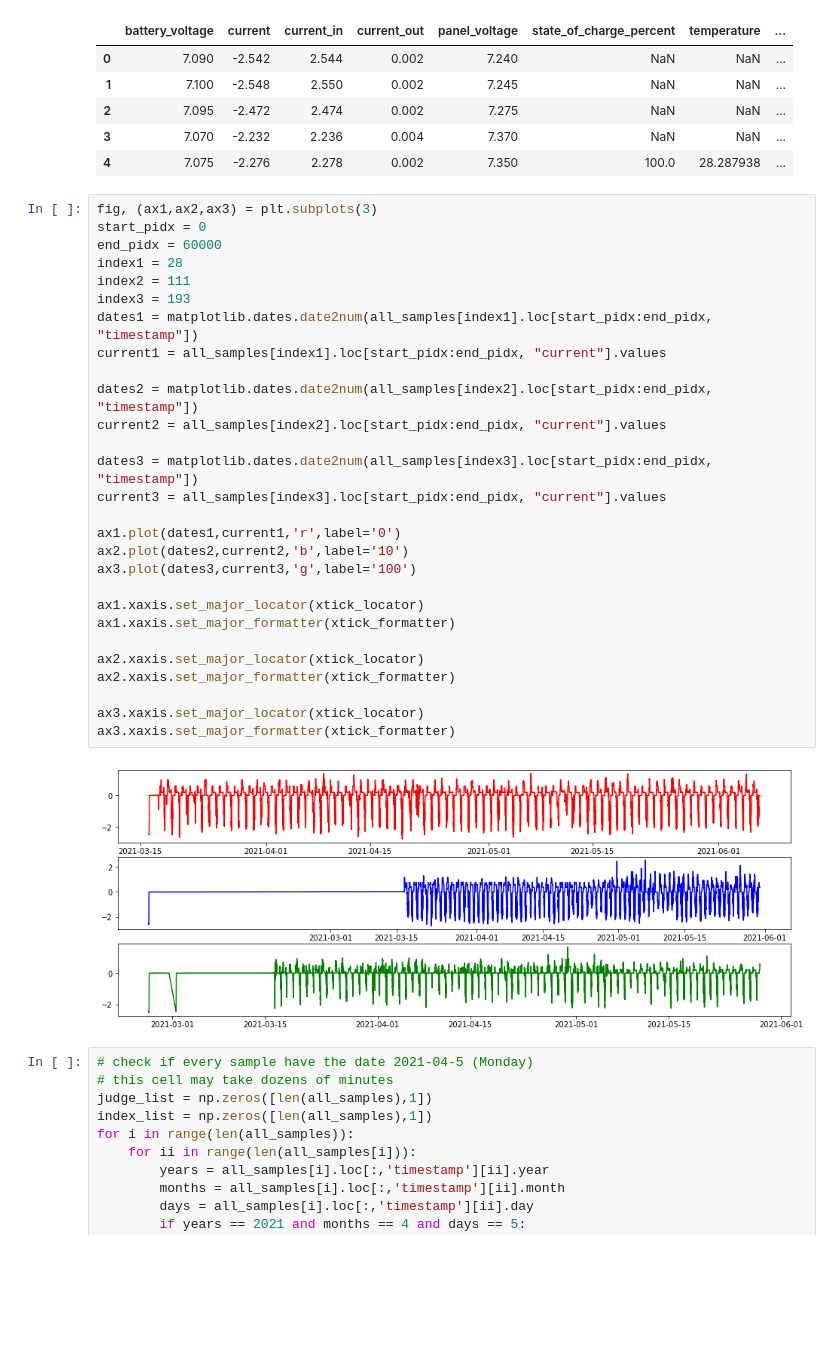
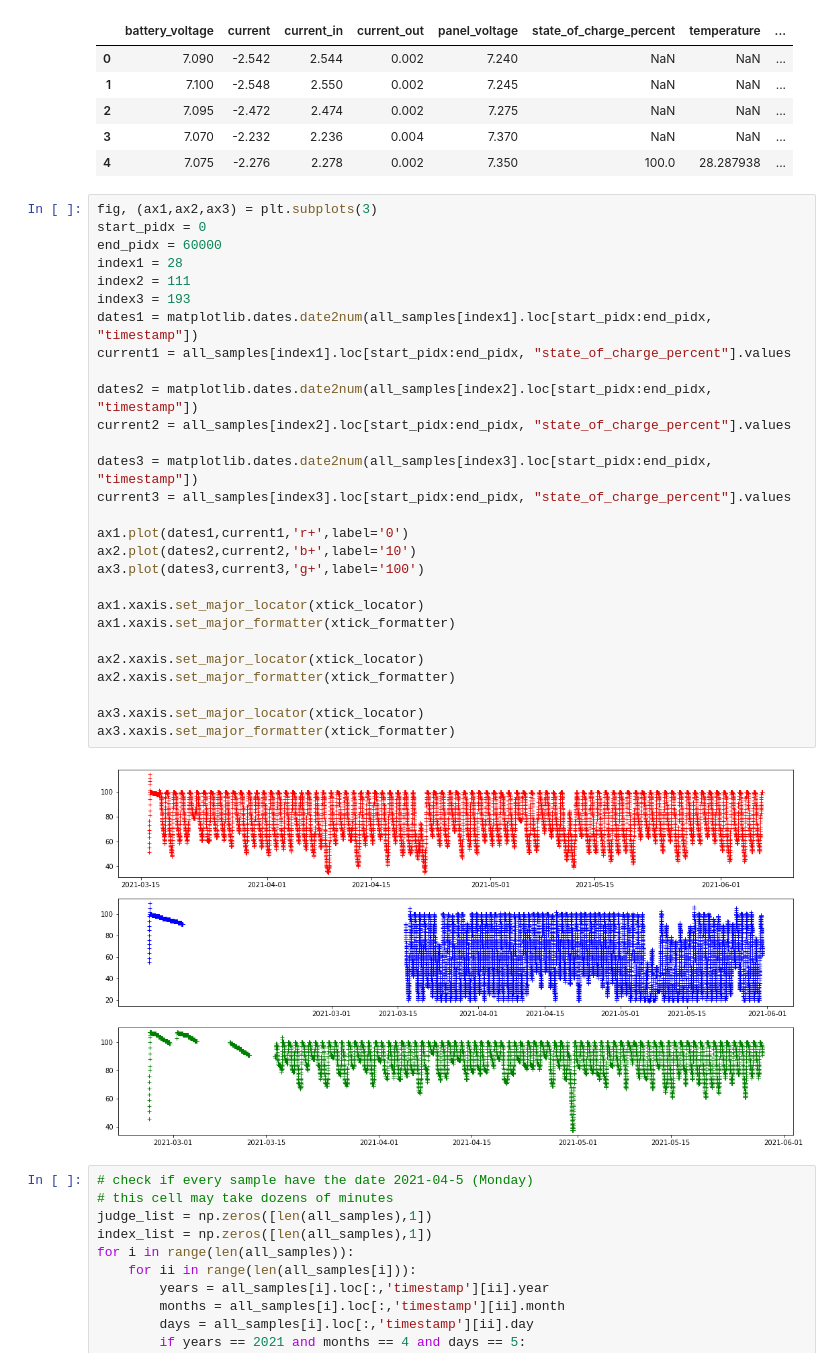
Before and after one commit to Zhouzihao914/bbox-team-22, a Jupyter notebook: dataload_self.ipynb, the cells around one changed output. Cells and saved outputs as stored; diff of their text form; blank space fills up the shorter version.

Commit message:
main update still in observe_usb_current

```diff
--- a/dataload_self.ipynb
+++ b/dataload_self.ipynb
@@ -181,33 +176,33 @@ See the caveats in the documentation: https://pandas.pydata.org/pandas-docs/stab
 # %%
 fig, (ax1,ax2,ax3) = plt.subplots(3)
 start_pidx = 0
 end_pidx = 60000
 index1 = 28
 index2 = 111
 index3 = 193
 dates1 = matplotlib.dates.date2num(all_samples[index1].loc[start_pidx:end_pidx, "timestamp"])
-current1 = all_samples[index1].loc[start_pidx:end_pidx, "current"].values
+current1 = all_samples[index1].loc[start_pidx:end_pidx, "state_of_charge_percent"].values
 
 dates2 = matplotlib.dates.date2num(all_samples[index2].loc[start_pidx:end_pidx, "timestamp"])
-current2 = all_samples[index2].loc[start_pidx:end_pidx, "current"].values
+current2 = all_samples[index2].loc[start_pidx:end_pidx, "state_of_charge_percent"].values
 
 dates3 = matplotlib.dates.date2num(all_samples[index3].loc[start_pidx:end_pidx, "timestamp"])
-current3 = all_samples[index3].loc[start_pidx:end_pidx, "current"].values
+current3 = all_samples[index3].loc[start_pidx:end_pidx, "state_of_charge_percent"].values
 
-ax1.plot(dates1,current1,'r',label='0')
-ax2.plot(dates2,current2,'b',label='10')
-ax3.plot(dates3,current3,'g',label='100')
+ax1.plot(dates1,current1,'r+',label='0')
+ax2.plot(dates2,current2,'b+',label='10')
+ax3.plot(dates3,current3,'g+',label='100')
 
 ax1.xaxis.set_major_locator(xtick_locator)
 ax1.xaxis.set_major_formatter(xtick_formatter)
 
 ax2.xaxis.set_major_locator(xtick_locator)
 ax2.xaxis.set_major_formatter(xtick_formatter)
 
 ax3.xaxis.set_major_locator(xtick_locator)
 ax3.xaxis.set_major_formatter(xtick_formatter)
 # %% [output]
-[figure, old version]
+[figure, new version]
 # %%
 # check if every sample have the date 2021-04-5 (Monday)
 # this cell may take dozens of minutes
```
Also changed, not shown: parts of 9 cells of this notebook, 15 other files.
